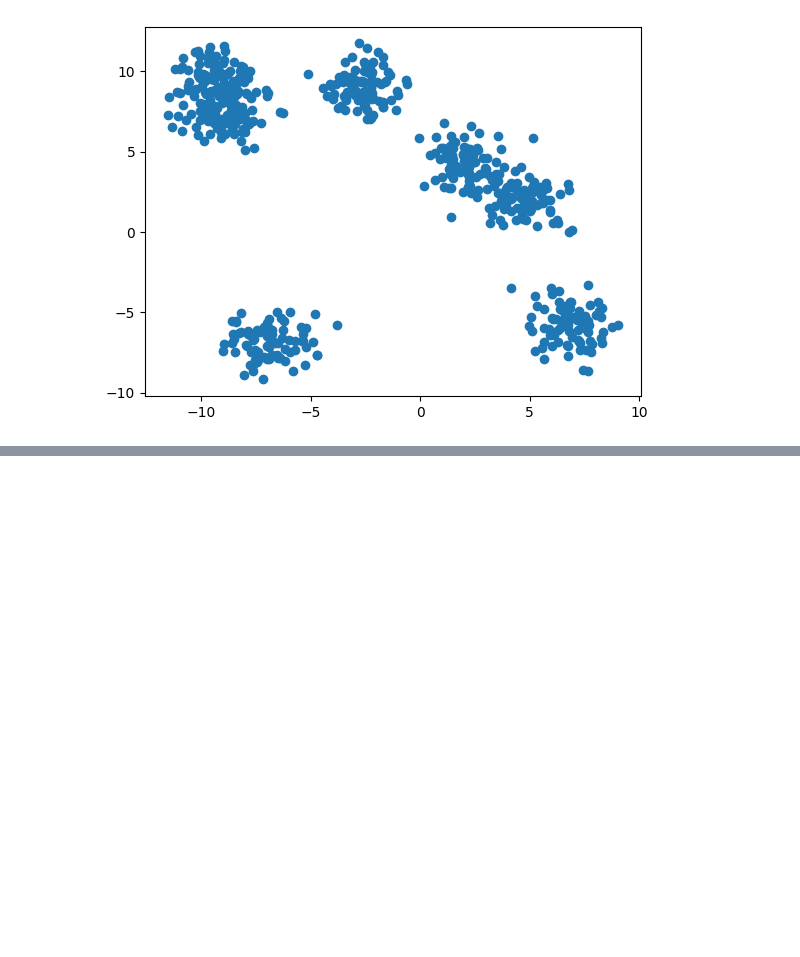
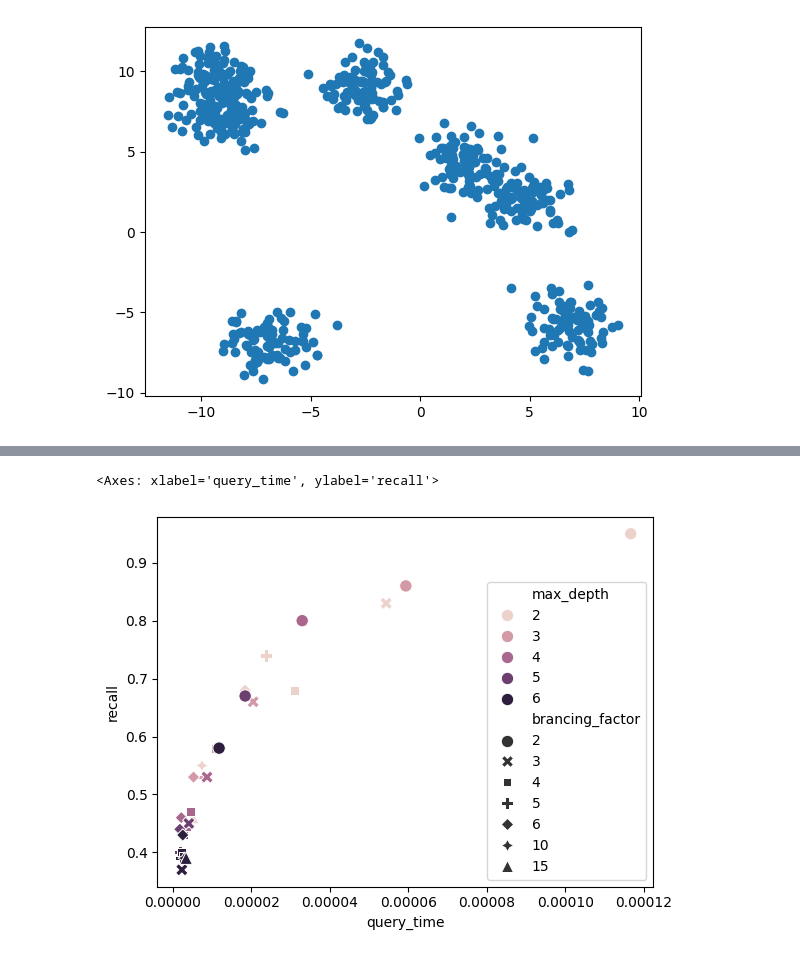
Before and after one commit to Thermite10k/HKM, a Jupyter notebook: main.ipynb, the cells around one changed output, grey strips where cells are left out. Cells and saved outputs as stored; diff of their text form; code cells hidden in the pictures; blank space fills up the shorter version.

```diff
--- a/main.ipynb
+++ b/main.ipynb
@@ -188,0 +159,22 @@ plt.show()
+# %%
+path_to_base = "./data/sift_base.fvecs"
+path_to_queries = "./data/sift_query.fvecs"
+path_to_gt = "./data/sift_groundtruth.ivecs"
+paths = [
+    "./data/small/siftsmall_base.fvecs",
+    "./data/small/siftsmall_query.fvecs",
+    "./data/small/siftsmall_groundtruth.ivecs"
+]
+
+base = read_fvecs(paths[0])
+queries = read_fvecs(paths[1])
+ground_truths = read_ivecs(paths[2])
+# %%
+base_large = read_fvecs(path_to_base)
+query_large = read_fvecs(path_to_queries)
+ground_truths_large = read_ivecs(path_to_gt)
+# %%
+#normalizing the data
+
+base_large_normalized = base_large / np.linalg.norm(base_large, axis=1, keepdims=True)
+query_large_normalized = query_large / np.linalg.norm(query_large, axis=1, keepdims=True)
@@ -188,0 +451,5 @@ plt.show()
+# %%
+import pandas as pd
+
+df_2 = pd.DataFrame(results_2)
+print(df_2)
@@ -188,0 +474,14 @@ plt.show()
+# %%
+import seaborn as sns
+
+sns.scatterplot(
+    data=df_2,
+    x="query_time",
+    y="recall",
+    hue="max_depth",
+    style="brancing_factor",
+    s=80
+)
+# %% [output]
+<Axes: xlabel='query_time', ylabel='recall'>
+[figure, added]
```
Also changed, not shown: parts of 27 cells of this notebook, 2 other files.
